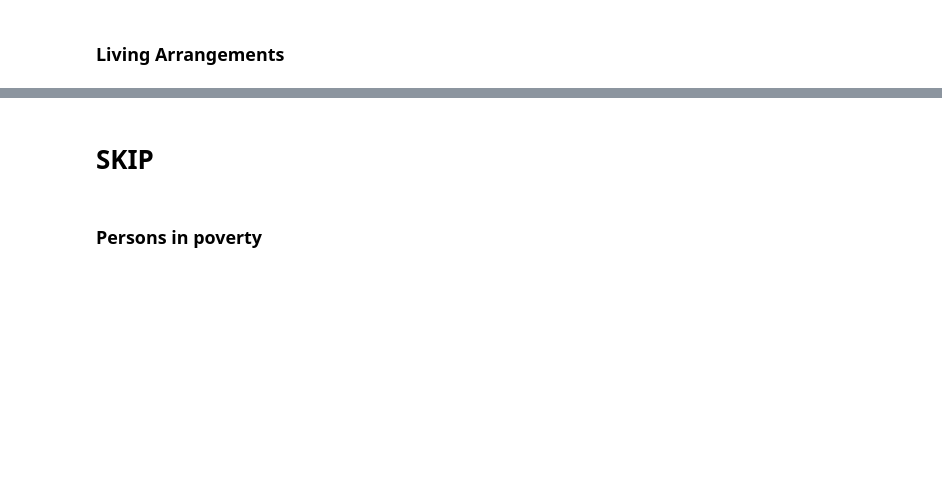
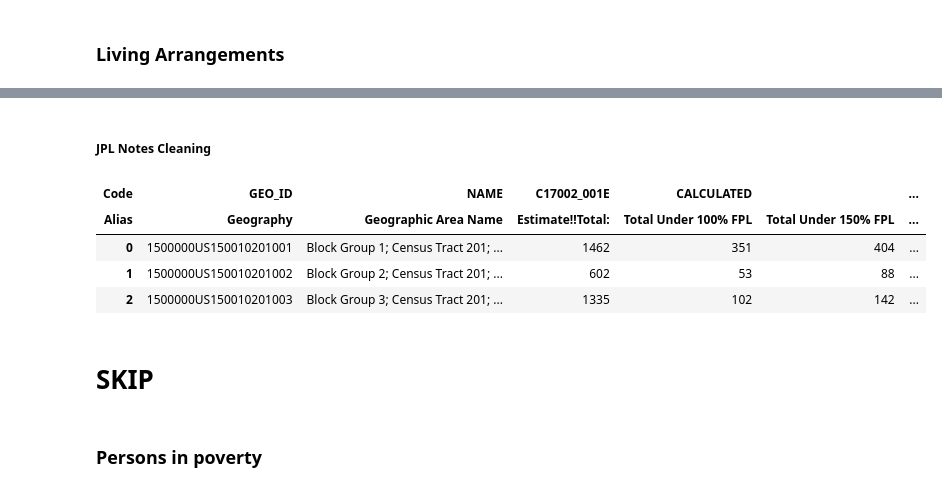
Before and after one commit to UH-CI/ccsvi-dashboard, a Jupyter notebook: notebooks/scovi.ipynb, the cells around one changed output, grey strips where cells are left out. Cells and saved outputs as stored; diff of their text form; code cells hidden in the pictures; blank space fills up the shorter version.

```diff
--- a/notebooks/scovi.ipynb
+++ b/notebooks/scovi.ipynb
@@ -685 +634,11 @@ test.head(2)
+# %%
+cols_to_sum = []
+for col in test.columns:
+    if len(col) == 2 and col[1].startswith('Estimate!!Total:!!'):
+        cols_to_sum.append(col)
+
+cleaned_df = test.copy()
+total_col = ('CALCULATED', r'Total "Living alone"')
+cleaned_df.insert(2, total_col, test[cols_to_sum].sum(axis=1))
+cleaned_df.head(2)
 # %%
@@ -689,0 +690,39 @@ True
+# %% [markdown]
+##### JPL Notes Cleaning
+# %%
+cleaned_fpl_df = test.iloc[:, :3].copy()
+
+under_1_cols = []
+under_1_5_cols = []
+under_2_cols = []
+
+for col in test.columns:
+    if len(col) == 2 and col[1].startswith('Estimate!!Total:!!'):
+        col_alias = col[1]
+
+        # Under 1.0
+        if 'Under .50' in col_alias or '.50 to .99' in col_alias:
+            under_1_cols.append(col)
+            under_1_5_cols.append(col)
+            under_2_cols.append(col)
+
+        # 1.0 to 1.5
+        elif '1.00 to 1.24' in col_alias or '1.25 to 1.49' in col_alias:
+            under_1_5_cols.append(col)
+            under_2_cols.append(col)
+
+        # 1.5 to 2.0
+        elif '1.50 to 1.84' in col_alias or '1.85 to 1.99' in col_alias:
+            under_2_cols.append(col)
+
+cleaned_fpl_df[('CALCULATED', 'Total Under 100% FPL')] = test[under_1_cols].sum(axis=1)
+cleaned_fpl_df[('CALCULATED', 'Total Under 150% FPL')] = test[under_1_5_cols].sum(axis=1)
+cleaned_fpl_df[('CALCULATED', 'Total Under 200% FPL')] = test[under_2_cols].sum(axis=1)
+
+cleaned_fpl_df.head(3)
+# %% [output]
+| Code | GEO_ID | NAME | C17002_001E | CALCULATED |  | ... |
+| Alias | Geography | Geographic Area Name | Estimate!!Total: | Total Under 100% FPL | Total Under 150% FPL | ... |
+| 0 | 1500000US150010201001 | Block Group 1; Census Tract 201; ... | 1462 | 351 | 404 | ... |
+| 1 | 1500000US150010201002 | Block Group 2; Census Tract 201; ... | 602 | 53 | 88 | ... |
+| 2 | 1500000US150010201003 | Block Group 3; Census Tract 201; ... | 1335 | 102 | 142 | ... |
```
Also changed, not shown: parts of 105 cells of this notebook, 1 other file.
